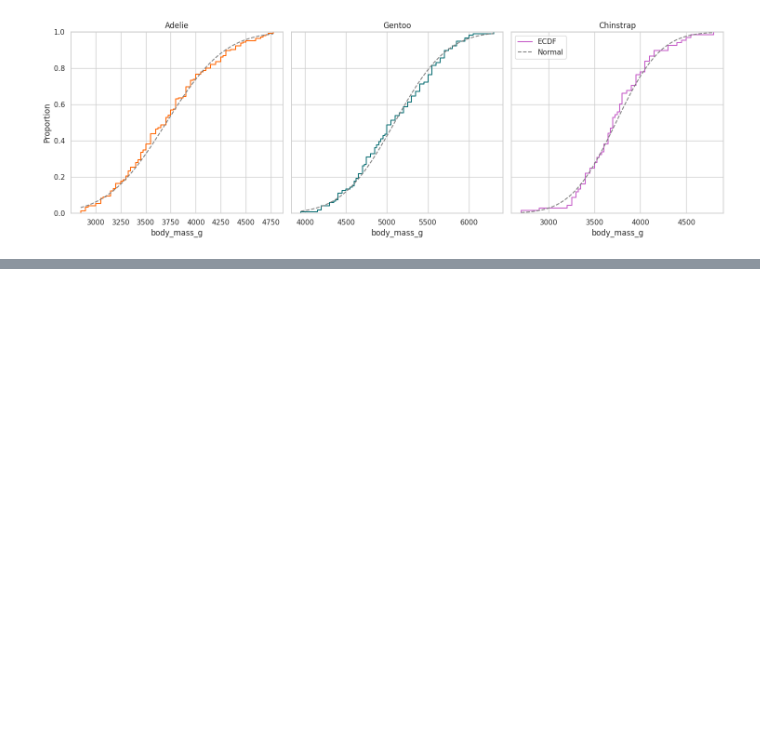
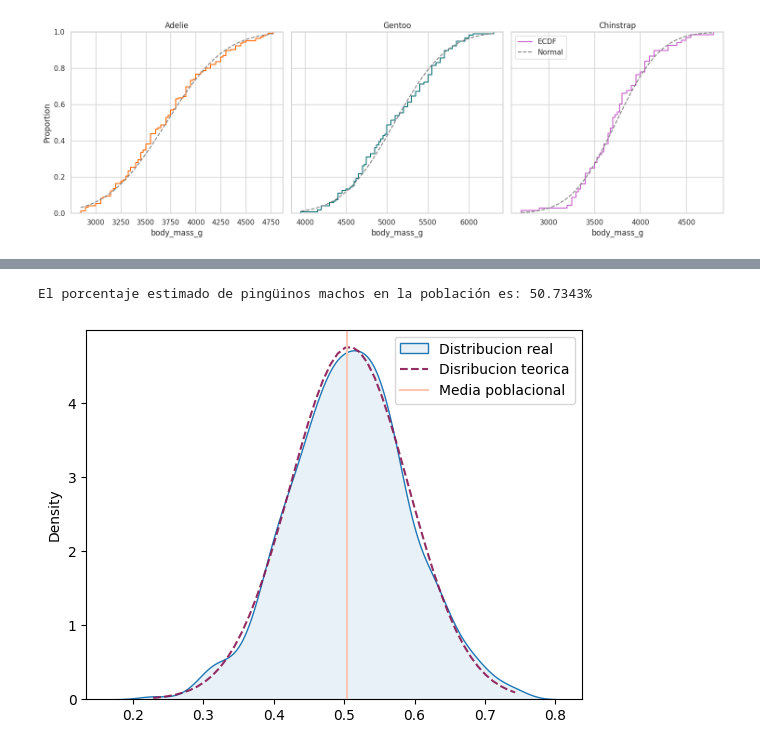
Before and after one commit to DiegoLerma/palmer_penguins_data_analysis, a Jupyter notebook: notebooks/0-0-dclt-download_data.ipynb, the cells around one changed output, grey strips where cells are left out. Cells and saved outputs as stored; diff of their text form; code cells hidden in the pictures; blank space fills up the shorter version.

```diff
--- a/notebooks/0-0-dclt-download_data.ipynb
+++ b/notebooks/0-0-dclt-download_data.ipynb
@@ -902,0 +966,3 @@ plt.show()
+# %%
+sex_numeric=penguins_df.sex.replace(['male', 'female'], [1, 0])
+sex_numeric
@@ -902,0 +982,15 @@ plt.show()
+# %%
+number_samples=1000
+sample_size=35
+
+samples_df=pd.DataFrame()
+
+np.random.seed(42)
+
+for i in range(1, number_samples+1):
+    sex_numeric_sample=sex_numeric.sample(sample_size, replace=True).to_numpy()
+    sample_name=f"sample_{i}"
+    samples_df[sample_name]=sex_numeric_sample;
+
+male_population_mean=samples_df.mean().mean()
+print(f"El porcentaje estimado de pingüinos machos en la población es: {male_population_mean * 100:.4f}%")
@@ -902,0 +1020,59 @@ plt.show()
+# %%
+number_samples = 1000
+sample_size = 35
+
+np.random.seed(42)
+
+# Definimos el DataFrame en blanco con su tamaño definido
+samples_df = pd.DataFrame(np.random.randint(1, sample_size, size =(sample_size, number_samples)))
+# Le asignamos nombres a las columnas.
+col_names = []
+for i in range(1, number_samples + 1):
+    col_names.append(f"sample_{i}")
+samples_df.columns = col_names
+
+
+for i in range(1, number_samples + 1):
+    sex_numeric_sample = sex_numeric.sample(sample_size, replace=True).to_numpy()
+    sample_name = f"sample_{i}"
+    samples_df[sample_name] = sex_numeric_sample
+
+male_population_mean = samples_df.mean().mean()
+print(f"El porcentaje estimado de pingüinos machos en la población es: {male_population_mean * 100:.4f}%")
+# %% [output]
+El porcentaje estimado de pingüinos machos en la población es: 50.7343%
+# %%
+sample_means_binomial= pd.DataFrame(samples_df.mean(), columns=['sample_mean'])
+
+#Distribucion de los datos
+sns.kdeplot(
+    data=sample_means_binomial,
+    label='Distribucion real',
+    fill=True,
+    alpha=0.1,
+    linewidth=1,
+    )
+
+# Distribucion teorica
+plt.plot(
+    xs,
+    ys,
+    color='#891652',
+    linestyle='dashed',
+    label='Disribucion teorica',
+    alpha=0.9)
+
+# Linea vertical en la media poblacional
+xs=np.linspace(sample_means_binomial.min(), sample_means_binomial.max())
+ys=scipy.stats.norm(sample_means_binomial.mean(), sample_means_binomial.std()).pdf(xs)
+plt.axvline(
+    x=sex_numeric.mean(),
+    color='#FEC7B4',
+    label='Media poblacional'
+    )
+
+
+plt.legend()
+plt.show()
+# %% [output]
+[figure, added]
```
Also changed, not shown: parts of 12 cells of this notebook.
